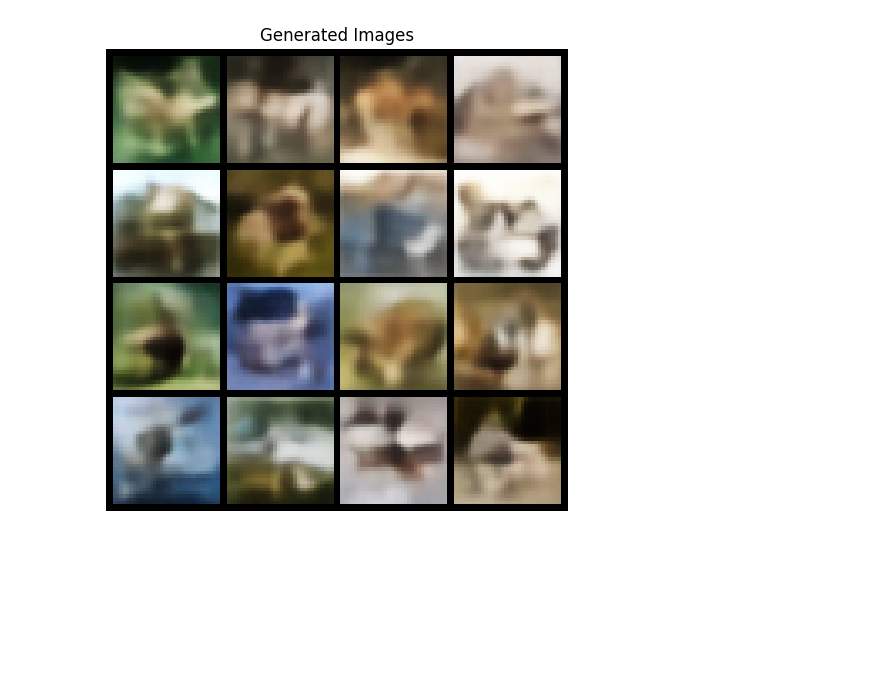
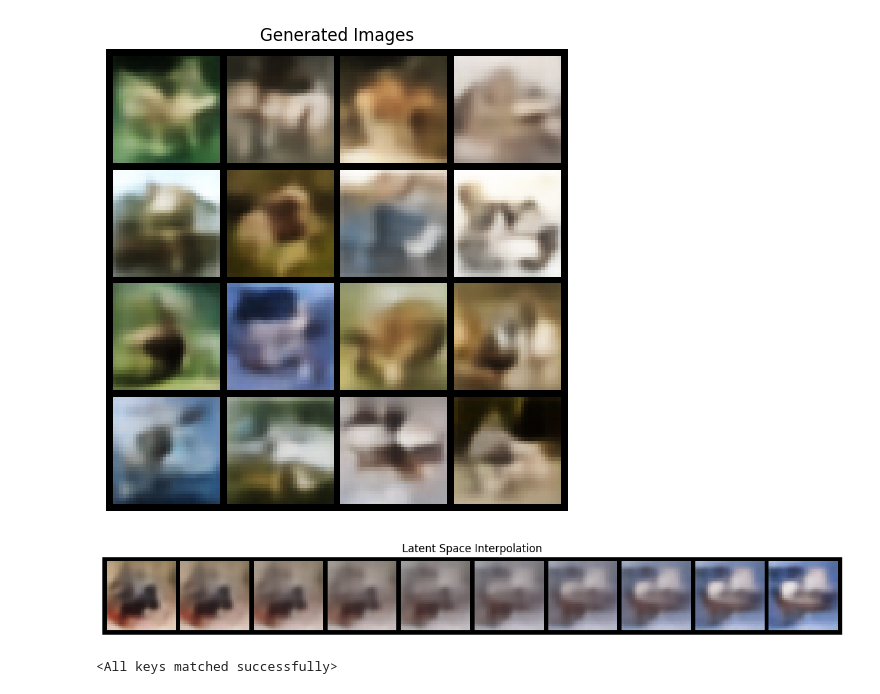
Before and after one commit to m22aie202/FM_GenAI, a Jupyter notebook: m22aie202_assign_1.ipynb, the cells around one changed output. Saved outputs shown, nothing was run; the diff lists cells and outputs as text; code cells hidden in the pictures; blank space fills up the shorter version.

```diff
--- a/m22aie202_assign_1.ipynb
+++ b/m22aie202_assign_1.ipynb
@@ -217,3 +217,34 @@ plt.title("Generated Images")
 plt.show()
 # %% [output]
 [figure]
+# %%
+z1 = torch.randn(1, latent_dim).to(device)
+z2 = torch.randn(1, latent_dim).to(device)
+# %%
+alphas = torch.linspace(0, 1, 10).to(device)
+# %%
+model.eval()
+images = []
+
+with torch.no_grad():
+    for a in alphas:
+        z = (1 - a) * z1 + a * z2
+        img = model.decoder(z)
+        images.append(img)
+
+images = torch.cat(images, dim=0).cpu()
+# %%
+grid = make_grid(images, nrow=10)
+
+plt.figure(figsize=(15,3))
+plt.imshow(np.transpose(grid, (1,2,0)))
+plt.axis("off")
+plt.title("Latent Space Interpolation")
+plt.show()
+# %% [output]
+[figure, added]
+# %%
+beta_model = VAE(latent_dim).to(device)
+beta_model.load_state_dict(model.state_dict())
+# %% [output]
+<All keys matched successfully>
```
Also changed, not shown: parts of 5 cells of this notebook.
